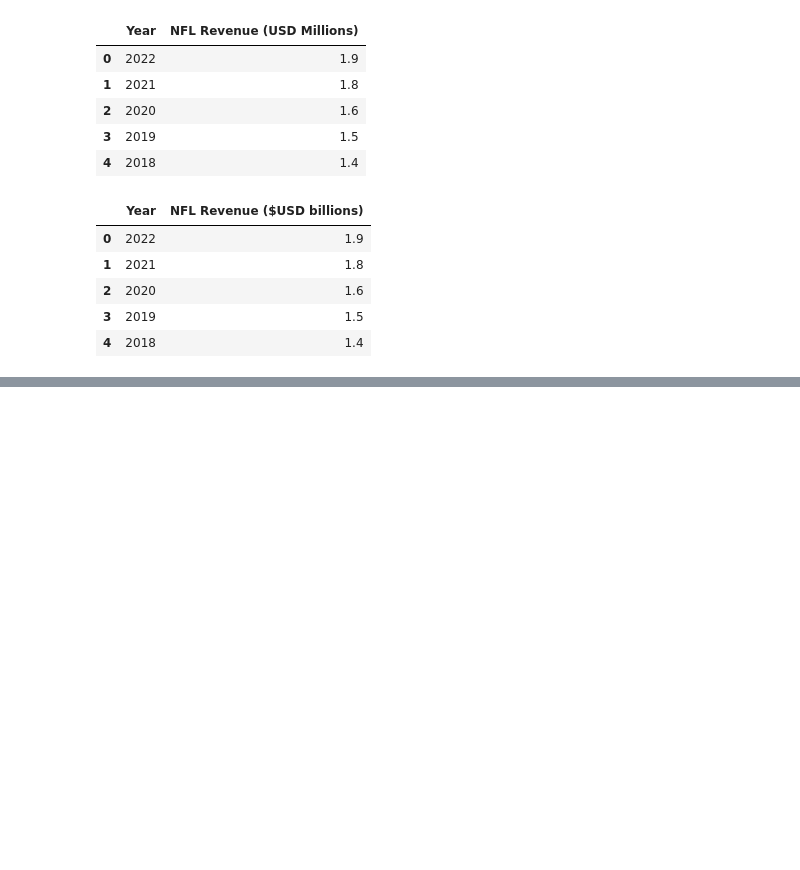
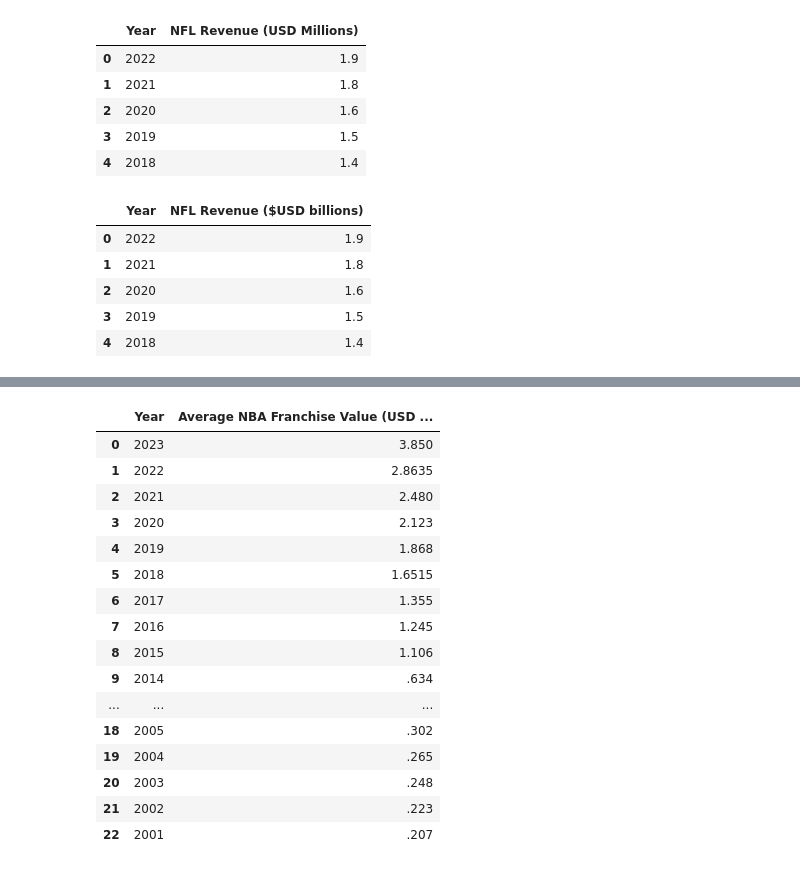
Before and after one commit to JP-Butler/Pro_Sports_Salary_Analysis, a Jupyter notebook: notebooks/MVP2_cleaning.ipynb, the cells around one changed output, grey strips where cells are left out. Cells and saved outputs as stored; diff of their text form; code cells hidden in the pictures; blank space fills up the shorter version.

```diff
--- a/notebooks/MVP2_cleaning.ipynb
+++ b/notebooks/MVP2_cleaning.ipynb
@@ -113,0 +241,27 @@ nfl_revenue_df.head()
+# %%
+# Function to remove incorrect second period (decimal)
+def remove_period(s):
+    parts = s.split('.')
+    return '.'.join(parts[:2]) + ''.join(parts[2:])
+
+nba_franchise_df['Average NBA Franchise Value (USD Millions)'] = nba_franchise_df['Average NBA Franchise Value (USD Millions)'].apply(remove_period)
+
+nba_franchise_df
+# %% [output]
+|  | Year | Average NBA Franchise Value (USD ... |
+| 0 | 2023 | 3.850 |
+| 1 | 2022 | 2.8635 |
+| 2 | 2021 | 2.480 |
+| 3 | 2020 | 2.123 |
+| 4 | 2019 | 1.868 |
+| 5 | 2018 | 1.6515 |
+| 6 | 2017 | 1.355 |
+| 7 | 2016 | 1.245 |
+| 8 | 2015 | 1.106 |
+| 9 | 2014 | .634 |
+| ... | ... | ... |
+| 18 | 2005 | .302 |
+| 19 | 2004 | .265 |
+| 20 | 2003 | .248 |
+| 21 | 2002 | .223 |
+| 22 | 2001 | .207 |
```
Also changed, not shown: parts of 13 cells of this notebook, 1 other file.
